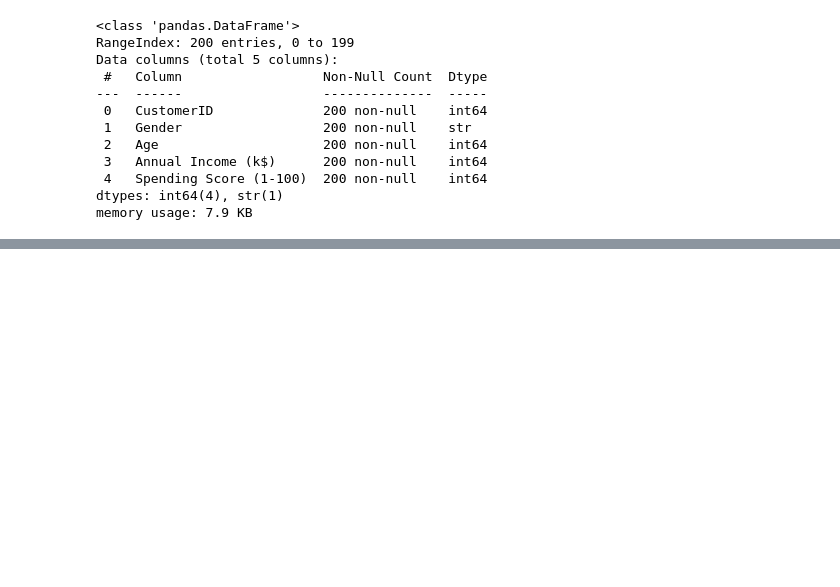
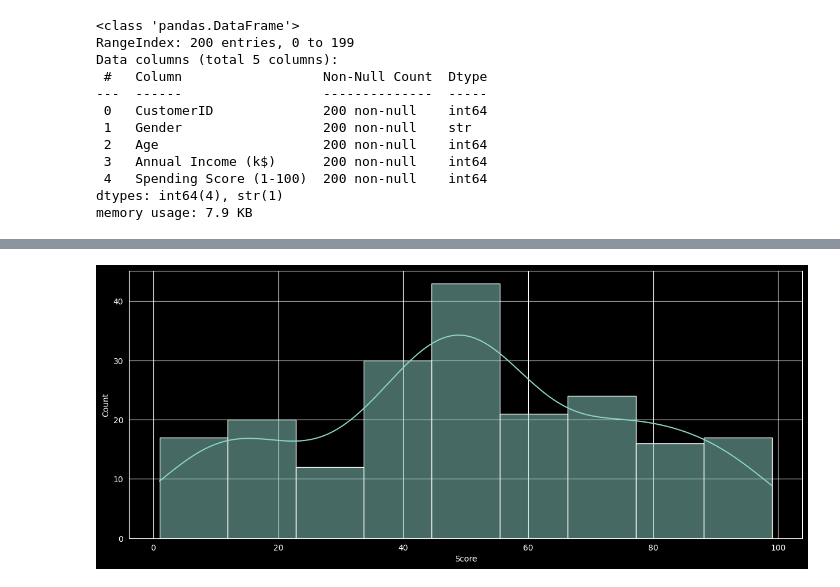
Before and after one commit to carlosjesuscaro/data_analysis_mall_cx, a Jupyter notebook: main.ipynb, the cells around one changed output, grey strips where cells are left out. Saved outputs shown, nothing was run; the diff lists cells and outputs as text; code cells hidden in the pictures; blank space fills up the shorter version.

```diff
--- a/main.ipynb
+++ b/main.ipynb
@@ -23,0 +58,5 @@ memory usage: 7.9 KB
+# %%
+plt.figure(figsize=(15, 6))
+sns.histplot(data.Score, kde=True)
+# %% [output]
+[figure, added]
```
Also changed, not shown: parts of 11 cells of this notebook.
